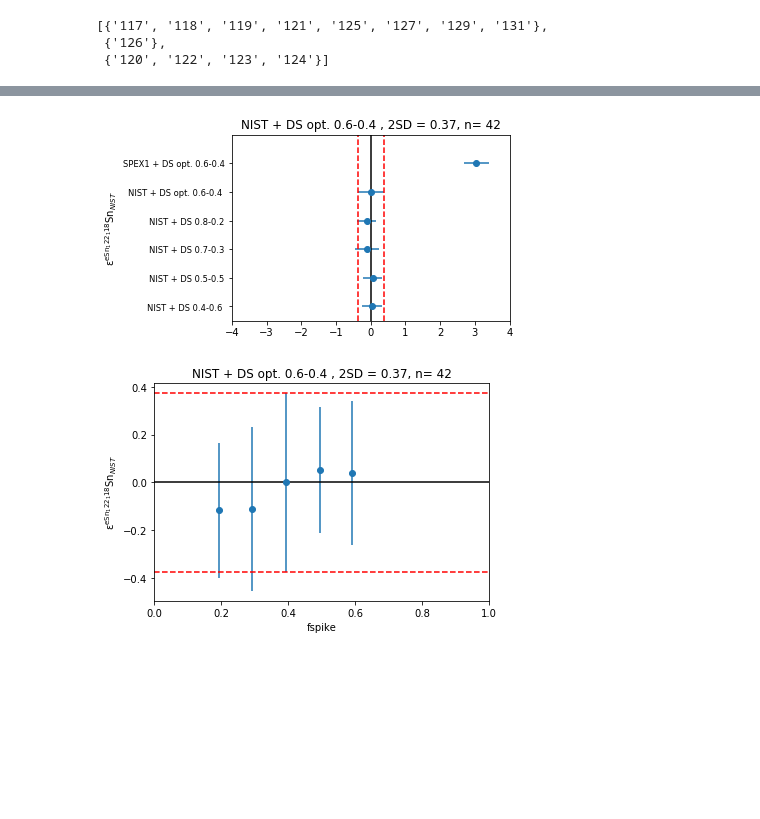
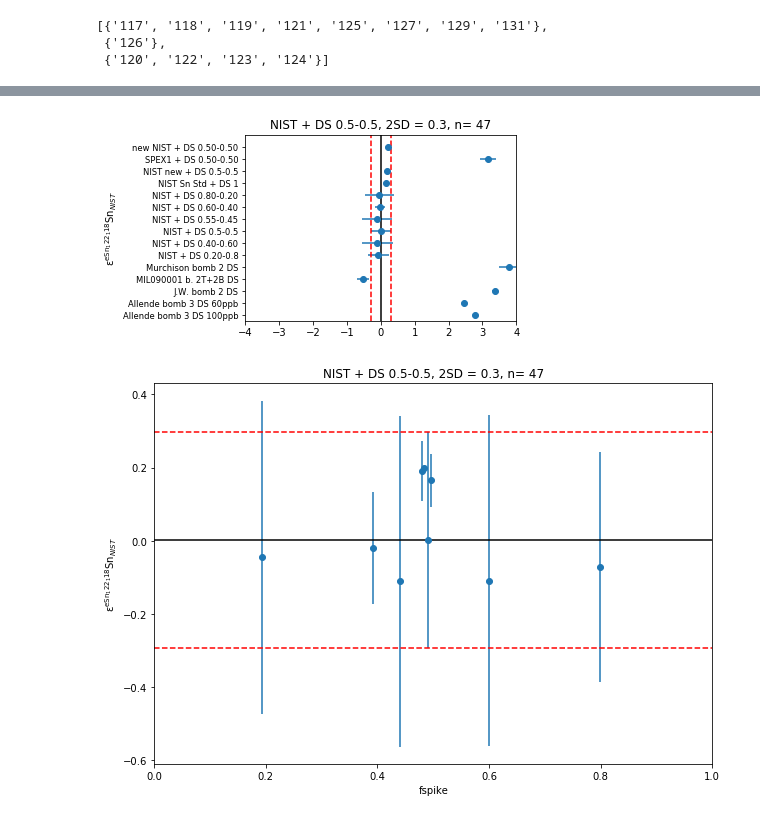
Before and after one commit to Marfster/Double_Spike_sim, a Jupyter notebook: DS_inversion.ipynb, the cells around one changed output, grey strips where cells are left out. Cells and saved outputs as stored; diff of their text form; code cells hidden in the pictures; blank space fills up the shorter version.

Commit message:
- small changes - changes in bgd_corr

```diff
--- a/DS_inversion.ipynb
+++ b/DS_inversion.ipynb
@@ -326,14 +302,0 @@ df_int_corr_all
-# %%
-### show all data for each cycles ###
-df_DS_inv = df_DS_inv.set_index("date")
-columns = ["Filenumber", "cycle", "sample", "eSn_118_117", "eSn_122_117", "eSn_124_117", "eSn_122_118","eSn_124_118", "Q"]
-columns.extend(df_DS_inv.drop(["Filenumber", "cycle", "sample", "eSn_118_117", "eSn_122_117", "eSn_124_117", "eSn_122_118", "eSn_124_118", "Q", "121", "123", "127", "131"], axis=1).columns)
-df_DS_inv_sub = pd.DataFrame(df_DS_inv, columns = columns)
-
-#df_internal_sub["Cd/Sn"] = (df_internal_norm["111"]/12.722)/(df_internal_norm["118"]/24.223)
-df_DS_inv_sub["Te/Sn_nat"] = (df_DS_inv["125"]/7.0509)/(df_DS_inv["118"]/24.223)
-
-#df_internal_sub["Te/Sn"] = (df_internal_norm["126"]/18.8066)/(df_internal_norm["118"]/24.223)
-#df_internal_sub = df_internal_sub[df_internal_sub["118"] >= 7]
-#df_external_sub.to_csv(path_sav + "Sn_H9_L4_internal_corr_all.csv")
-df_DS_inv_sub
@@ -359,0 +306,3 @@ df_DS_inv_sub
+# %%
+df_DS_inv_sub = df_DS_inv.set_index("date")
+df_DS_inv_sub["Te/Sn_nat"] = (df_DS_inv_sub["126"]/18.8066)/(df_DS_inv_sub["118"]/24.223)
@@ -423,7 +427,9 @@ df_DS_inv_mean_sample_sd
 ### calculate Standard-Sample Bracketing ###
 
 # bracketing standard #
-std_used = "NIST + DS 0.55-0.45"
+std_used = "NIST + DS 0.5-0.5"
+
+
 # determine at which position the samples are which are bracketed
 sub_index = df_DS_inv_mean[(df_DS_inv_mean["sample"].shift(1) == df_DS_inv_mean["sample"].shift(-1)) & (df_DS_inv_mean["sample"].shift(1) == std_used)].index
 # remove measurements with values below 0.1V
@@ -451,8 +457,11 @@ epsilon_NIST = epsilon_NIST[new.index.isin(sub_index)]
 #epsilon_NIST= epsilon_NIST[epsilon_NIST["sample"].str.contains("opt")]
 # select only bracketed sample measurements in dataframe
 epsilon_NIST= epsilon_NIST[epsilon_NIST["sample"] != std_used]
+epsilon_NIST = epsilon_NIST[(epsilon_NIST["Filenumber"] >= -1) & (epsilon_NIST["Filenumber"] <= 1)]
+
 # select only bracketed standard measurements in dataframe
 epsilon_2 = epsilon_2[epsilon_2["sample"] == std_used]
+epsilon_2 = epsilon_2[(epsilon_2["Filenumber"] >= -1) & (epsilon_2["Filenumber"] <= 1)]
 # append bracketed sample and standard measurements
 epsilon_comp = epsilon_NIST.append(epsilon_2, ignore_index=False)
 # sort dataframe by datetime
@@ -481,0 +471,4 @@ epsilon_comp
+# %%
+start = pd.Timestamp('2018-01-11 11:33:00')
+end = pd.Timestamp('2018-01-13 00:20:00')
+epsilon_comp = epsilon_comp[(epsilon_comp.index > start) & (epsilon_comp.index < end)]
@@ -534,32 +560,34 @@ fig = plt.figure(figsize=(10,15))
 # iterates over selected ratios and creates plots
 for i in range(len(sel_ratio)):
     ax = plt.subplot(5,2,i+1)
-    plot_epsilon(sel_ratio[i], "NIST + DS opt. 0.6-0.4 ", xlim)
+    plot_epsilon(sel_ratio[i], "NIST + DS 0.5-0.5", xlim)
 fig.tight_layout()
 plt.show()
 #wb.sheets[4].pictures.add(fig, name= '116/120 norm - bgd_corr 1', update = True)
-#savefig(path+"epsilon_x_bgd_118_2_100ppb.pdf", bbox_inches='tight')
+#fig.savefig(path+"DS_epsilon_x_no_bgd_122_118_100ppb_std_rocks_126Te.pdf", bbox_inches='tight')
 # %% [output]
-[figure, old version]
+[figure, new version]
 # %%
 # creates a single plot to show mixtures against fspike
 
-std = "NIST + DS opt. 0.6-0.4 "
+std = "NIST + DS 0.5-0.5"
 sel_ratio = "eSn_122_118"
 sel_var = "fspike"
 
+fig2 = plt.figure(figsize=(10,7))
 plt.errorbar(df_DS_inv_mean_sample_sd[df_DS_inv_mean_sample_sd.index.str.contains("NIST")][sel_var]["mean"], epsilon_sum[epsilon_sum.index.str.contains("NIST")][sel_ratio]["mean"] , yerr = epsilon_sum[epsilon_sum.index.str.contains("NIST")][sel_ratio]["SD2"], ls='none', marker="o")
 plt.title(std + ", 2SD = " + str(np.round((2*epsilon_comp[epsilon_comp["sample"]== std][sel_ratio].std()),2)) + ", n= " +  str((epsilon_comp[epsilon_comp["sample"]== std][sel_ratio].count())))
 plt.xlim([0, 1])
 plt.axhline(epsilon_comp[epsilon_comp["sample"]== std][sel_ratio].mean(), color='k', linestyle='-')
 plt.axhline(epsilon_comp[epsilon_comp["sample"]== std][sel_ratio].mean()+ 2*epsilon_comp[epsilon_comp["sample"]== std][sel_ratio].std(), color='r', linestyle='--')
 plt.axhline(epsilon_comp[epsilon_comp["sample"]== std][sel_ratio].mean()- 2*epsilon_comp[epsilon_comp["sample"]== std][sel_ratio].std(), color='r', linestyle='--')
     #plt.axvline(plot_Nist[sel_ratio].mean()- 2*plot_Nist[sel_ratio].std(), color='r', linestyle='--')
 plt.ylabel(r'$\mathregular{\epsilon^{'+sel_ratio+'}}$Sn$_{NIST}$')
 plt.xlabel(sel_var)
 plt.show()
+fig2.savefig(path+"DS_epsilon_122_118_fspike_100ppb_126Te_no_bgd.pdf", bbox_inches='tight')
 # %% [output]
-[figure, old version]
+[figure, new version]
 # %%
 # save all baseline corrected signal data to cvs
 df_all.to_csv(path + "Signals_zero_mix.csv")
```
Also changed, not shown: parts of 30 cells of this notebook.
